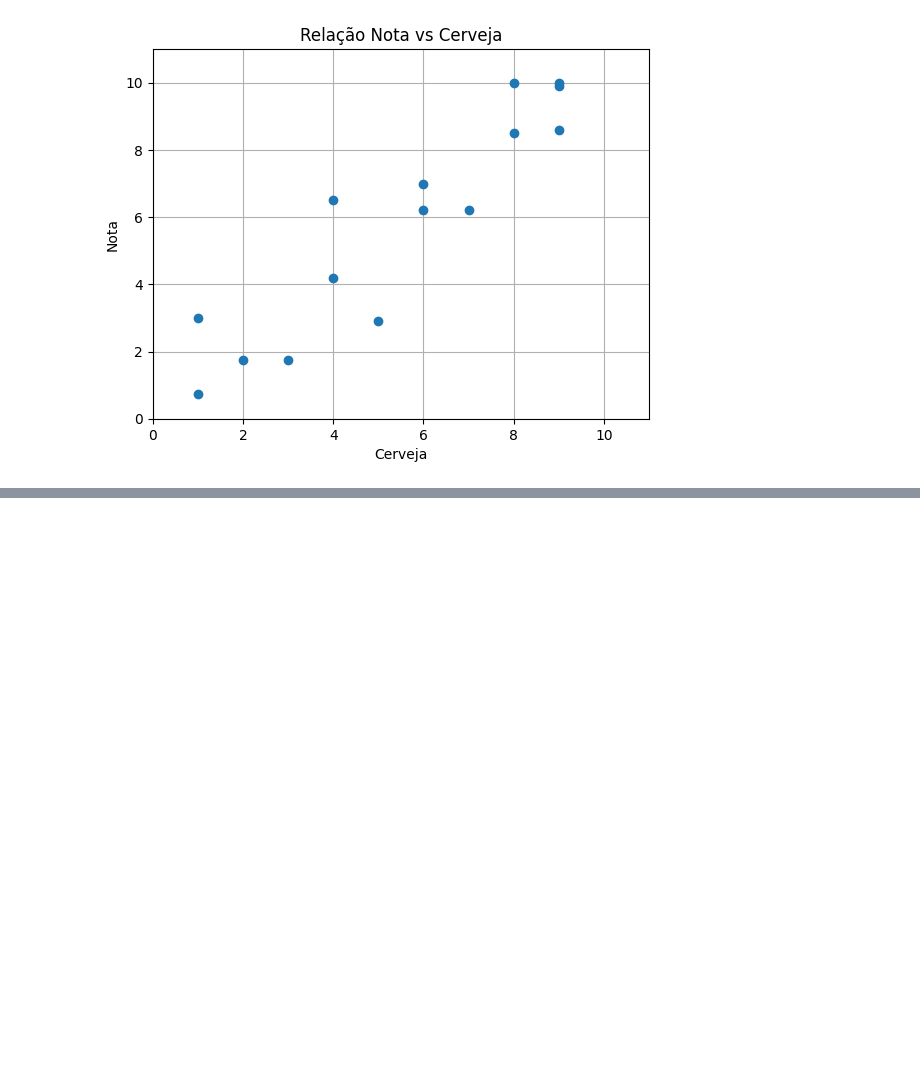
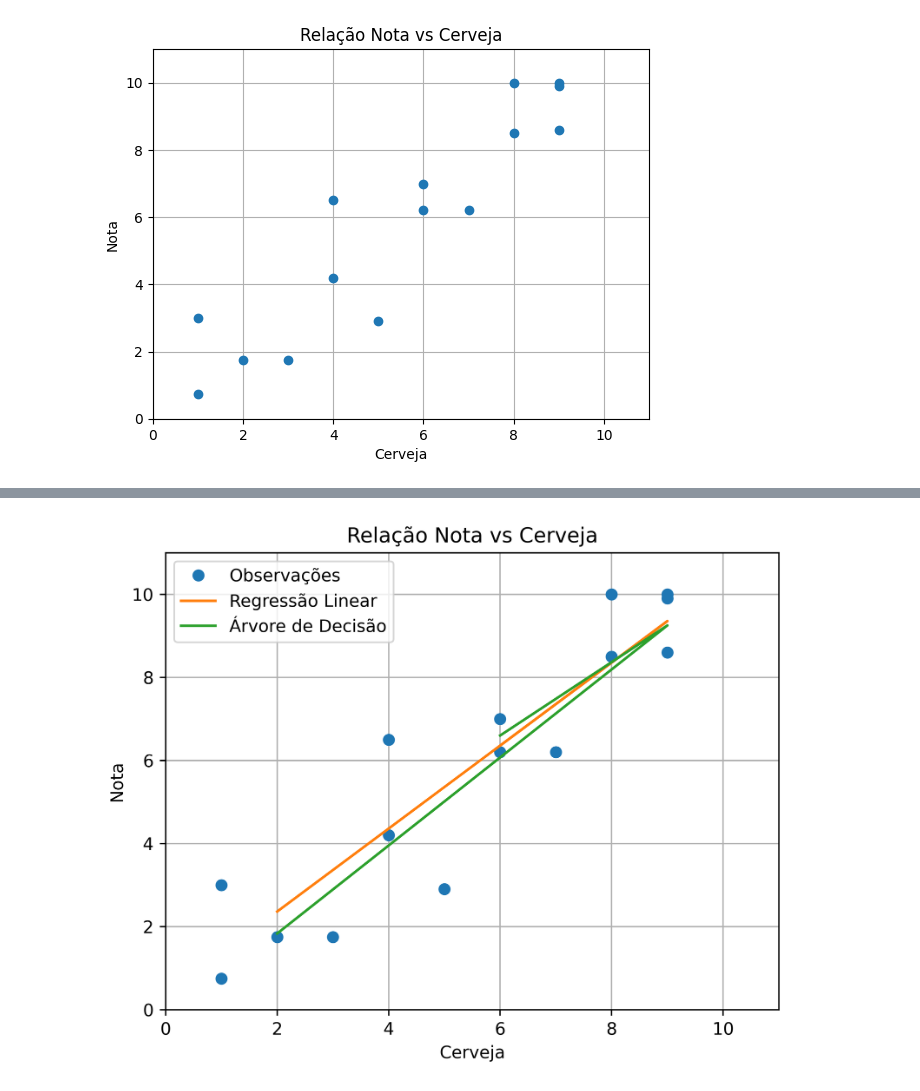
Before and after one commit to jeniferGoncalvesDaSilvaDev/ml-aulas-py, a Jupyter notebook: AulaMlTeo.ipynb, the cells around one changed output, grey strips where cells are left out. Cells and saved outputs as stored; diff of their text form; code cells hidden in the pictures; blank space fills up the shorter version.

```diff
--- a/AulaMlTeo.ipynb
+++ b/AulaMlTeo.ipynb
@@ -101,20 +96,22 @@ FileNotFoundError: [Errno 2] No such file or directory: '../data/dados_cerveja_n
 # %%
 from sklearn import tree
 arvore = tree.DecisionTreeRegressor(max_depth=2)
-arvore.fit(df[["cerveja"]], df["nota"])
+arvore.fit(X_train, y_train)
 
-y_estimado_arvore = arvore.predict(X)
+y_estimado_arvore = arvore.predict(X_test)
 
 plt.figure(dpi=500)
-plt.plot(df["cerveja"], df["nota"], 'o')
-plt.plot(X, y_estimado, '-')
-plt.plot(X, y_estimado_arvore, '-')
+plt.plot(X, y, 'o')
+plt.plot(X_test, y_estimado, '-')
+plt.plot(X_test, y_estimado_arvore, '-')
 plt.grid(True)
 plt.title("Relação Nota vs Cerveja")
 plt.ylim(0, 11)
 plt.xlim(0, 11)
 plt.xlabel("Cerveja")
 plt.ylabel("Nota")
 plt.legend(["Observações", "Regressão Linear", "Árvore de Decisão"])
 plt.show()
 # %%
+# %% [output]
+[figure, added]
```
Also changed, not shown: parts of 7 cells of this notebook.
